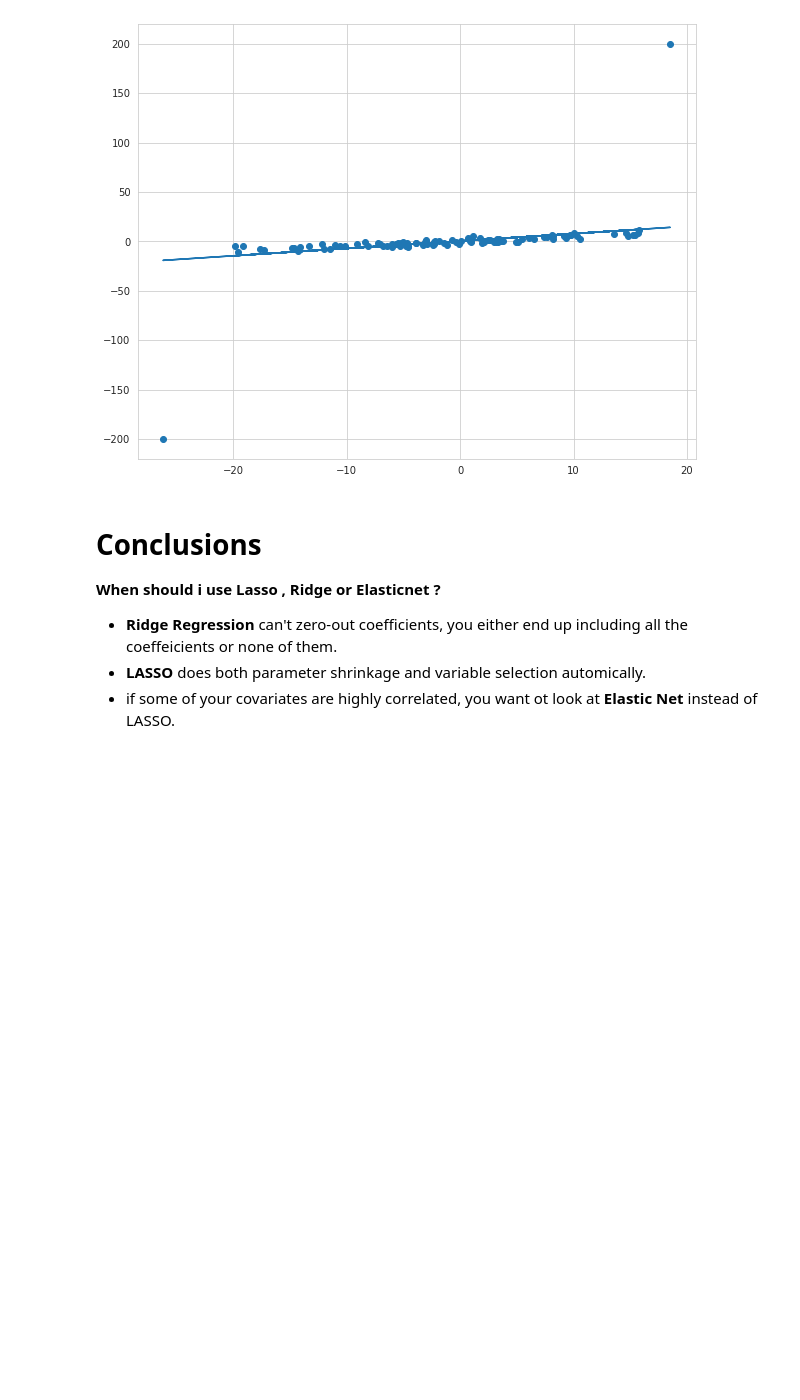
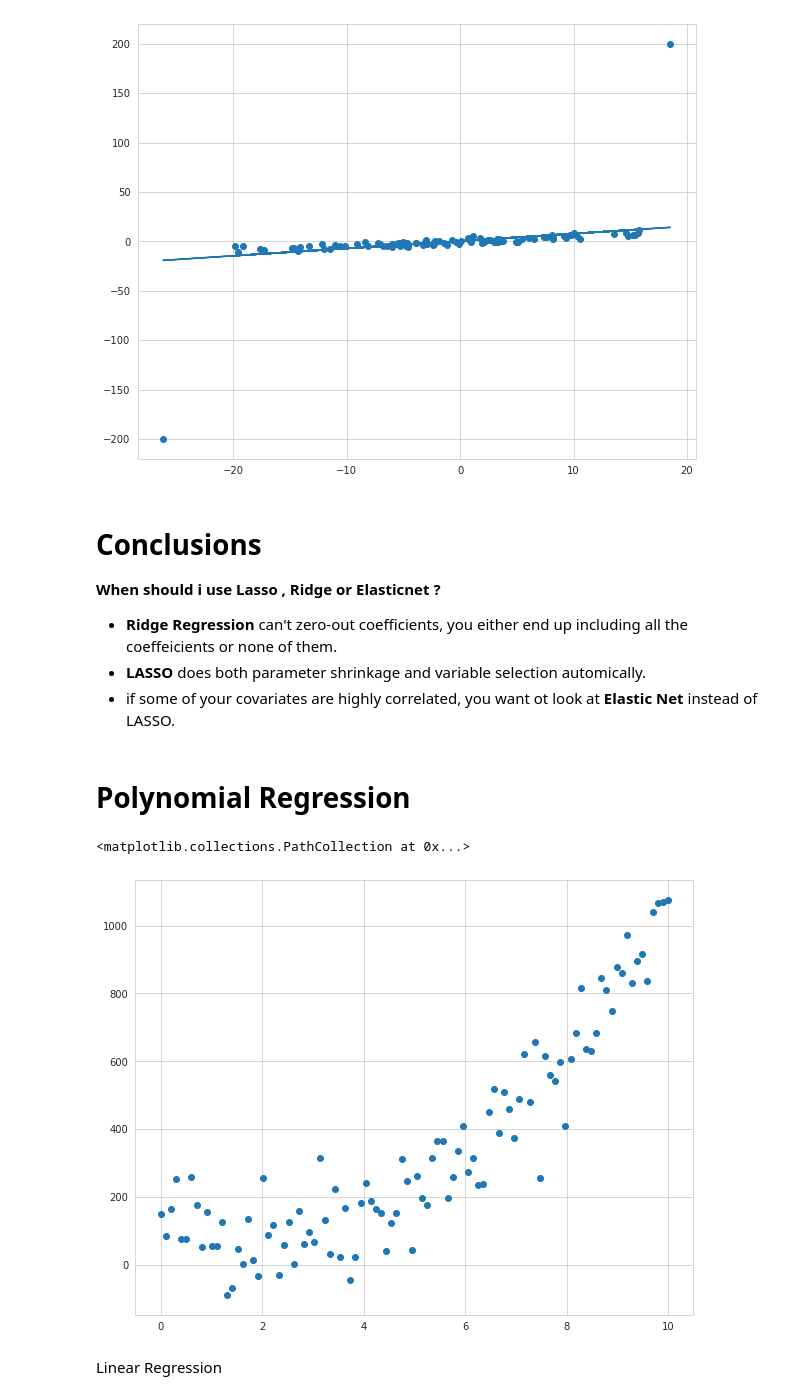
Before and after one commit to milu234/Project_Perseverance, a Jupyter notebook: Multiple_Regression.ipynb, the cells around one changed output. Drawn from its saved outputs; the diff is of its cells as text; code cells hidden in the pictures; blank space fills up the shorter version.

Commit message:
Creation of model using seed value in the polynomial regression

```diff
--- a/Multiple_Regression.ipynb
+++ b/Multiple_Regression.ipynb
@@ -471,3 +471,19 @@ The coeffecient estimate of Elastic Net is [0.74724704]
 - **Ridge** **Regression** can't zero-out coefficients, you either end up including all the coeffeicients or none of them.
 - **LASSO** does both parameter shrinkage and variable selection automically.
 - if some of your covariates are highly correlated, you want ot look at **Elastic Net** instead of LASSO.
+# %% [markdown]
+# **Polynomial Regression**
+# %%
+np.random.seed(42)
+n_samples = 100
+
+X = np.linspace(0, 10, 100)
+rng = np.random.randn(n_samples) * 100
+
+y = X ** 3 + rng + 100
+
+plt.figure(figsize=(10,8))
+plt.scatter(X, y)
+# %% [output]
+<matplotlib.collections.PathCollection at 0x...>
+[figure, added]
@@ -473,0 +493,2 @@ The coeffecient estimate of Elastic Net is [0.74724704]
+# %% [markdown]
+Linear Regression
```
Also changed, not shown: parts of 1 cell of this notebook.
